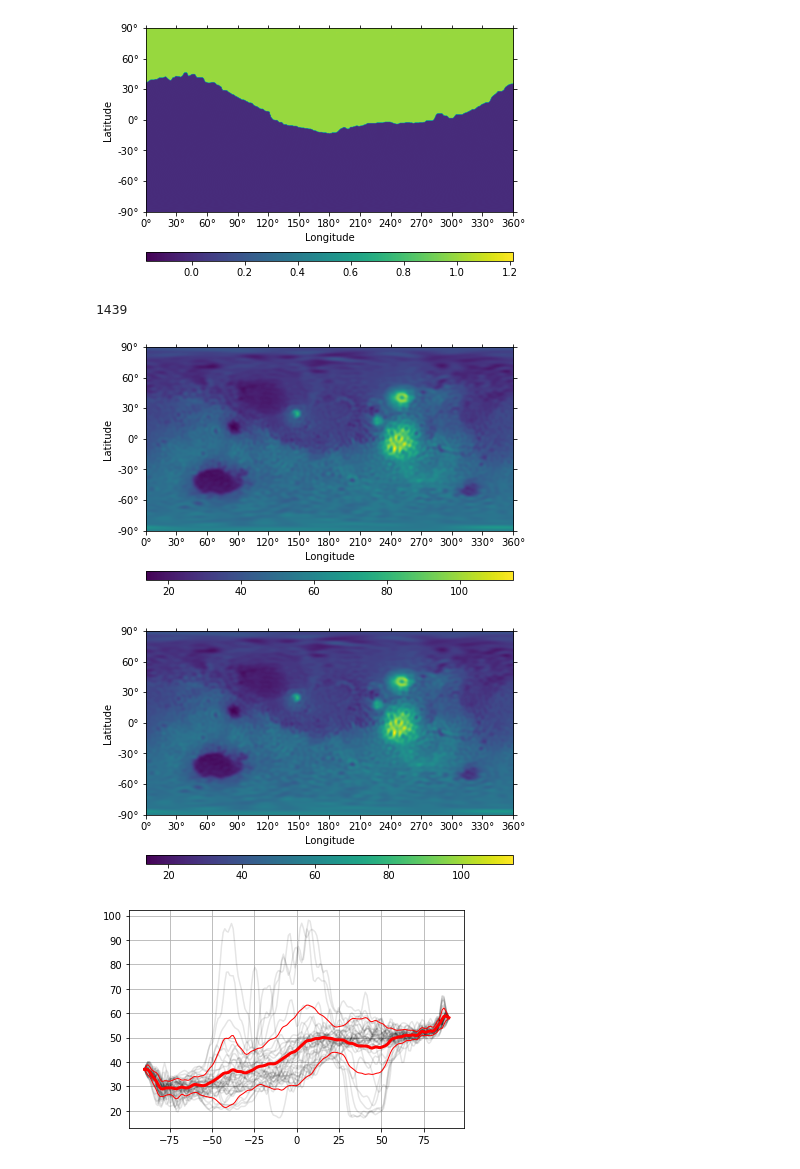
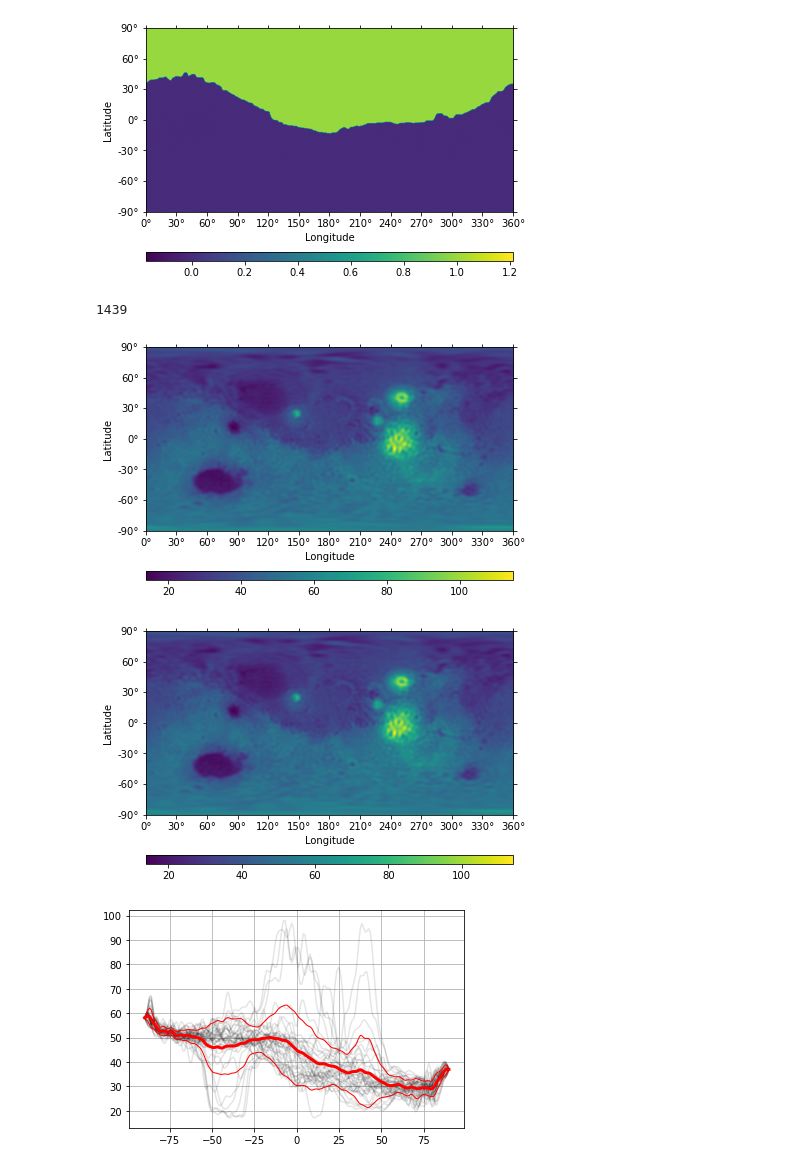
Before and after one commit to siwill22/mars, a Jupyter notebook: mars_crustal_thickness.ipynb, the cells around one changed output. Saved outputs shown, nothing was run; the diff lists cells and outputs as text; code cells hidden in the pictures.

```diff
--- a/mars_crustal_thickness.ipynb
+++ b/mars_crustal_thickness.ipynb
@@ -300,31 +300,31 @@ dichotomy_grid.plot(colorbar='bottom', show=True)
 # %%
 # Note the location of the source file is
 # 'https://core2.gsfc.nasa.gov/PGDA/data/MarsDensityRM1/crustal_thickness_gmm3_rm1_constructed_density.grd'
 
 dat = xr.load_dataarray('/Users/simon/Work/Mars/grids/crustal_thickness_gmm3_rm1_constructed_density.grd')
 
 # for some reason, when we load this grid it appears inverted - so manually flip it
 dat.data = np.flipud(dat.data)
 G17 = pysh.SHGrid.from_xarray(dat)
 print(G17.lmax)
 
 G17.plot(colorbar='bottom', show=True)
 
 G17_l90 = G17.expand().expand(lmax=90)
 G17_l90.plot(colorbar='bottom', show=True)
 
 plt.figure()
-plt.plot(np.linspace(-90,90,G17_l90.nlat), G17_l90.data[:,::10],'k',alpha=0.1)
-plt.plot(np.linspace(-90,90,G17_l90.nlat), G17_l90.data.mean(axis=1),linewidth=3,color='r')
-plt.plot(np.linspace(-90,90,G17_l90.nlat), G17_l90.data.mean(axis=1)+G17_l90.data.std(axis=1),linewidth=1,color='r')
-plt.plot(np.linspace(-90,90,G17_l90.nlat), G17_l90.data.mean(axis=1)-G17_l90.data.std(axis=1),linewidth=1,color='r')
+plt.plot(np.linspace(90,-90,G17_l90.nlat), G17_l90.data[:,::10],'k',alpha=0.1)
+plt.plot(np.linspace(90,-90,G17_l90.nlat), G17_l90.data.mean(axis=1),linewidth=3,color='r')
+plt.plot(np.linspace(90,-90,G17_l90.nlat), G17_l90.data.mean(axis=1)+G17_l90.data.std(axis=1),linewidth=1,color='r')
+plt.plot(np.linspace(90,-90,G17_l90.nlat), G17_l90.data.mean(axis=1)-G17_l90.data.std(axis=1),linewidth=1,color='r')
 plt.grid()
 plt.show()
 # %% [output]
 1439
 [figure]
 [figure]
-[figure, old version]
+[figure, new version]
 # %%
 # Resample the grids to the same grid nodes used as inputs to vh0,
 # save to ascii files
```
Also changed, not shown: parts of 2 cells of this notebook.
